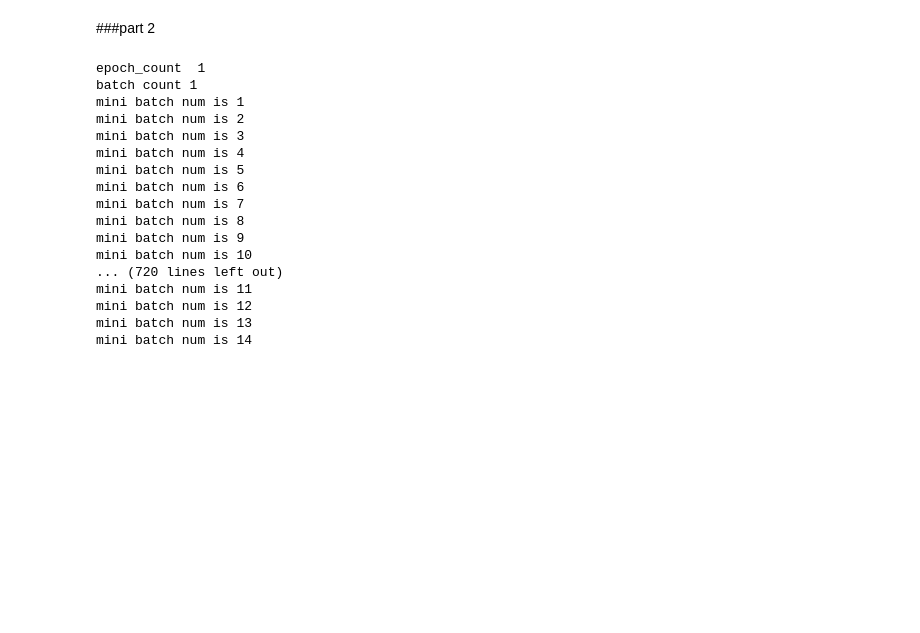
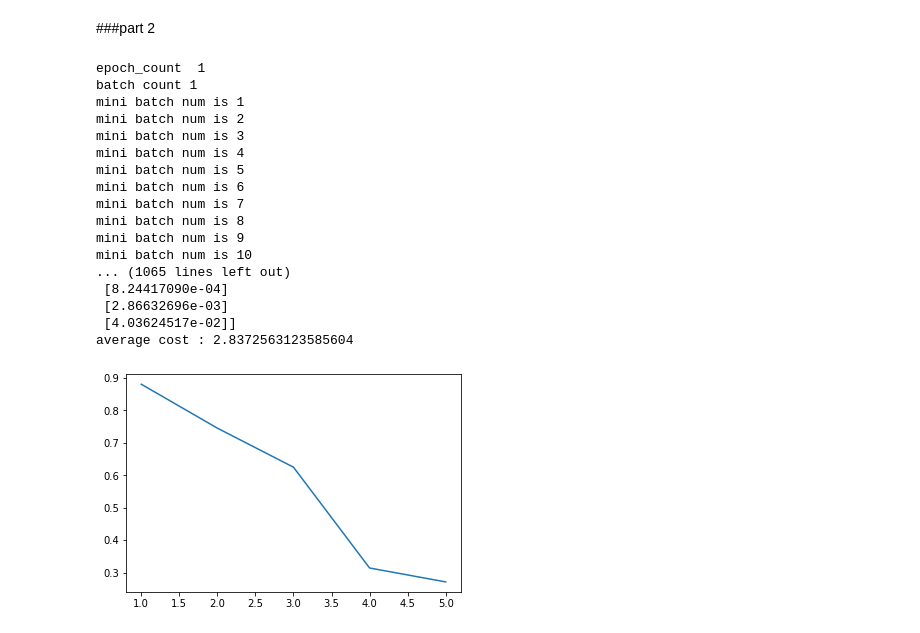
Before and after one commit to mohamadch91/AUT_Computational-Intelligence, a Jupyter notebook: project1/ANN_Project_Assets/start.ipynb, the cells around one changed output. Cells and saved outputs as stored; diff of their text form; code cells hidden in the pictures; blank space fills up the shorter version.

```diff
--- a/project1/ANN_Project_Assets/start.ipynb
+++ b/project1/ANN_Project_Assets/start.ipynb
@@ -122,21 +116,27 @@ result 0.225
 # %% [markdown]
 ###part 2
 # %%
+def sigmoid(x):
+    ans=1/(1+np.exp(-x))
+    return ans
+def result(x,w,b):
+    return np.dot(w,x)+b
+np.random.seed(1)
 epoch=5
 batch_size=10
 batch_num=int(200/10)
-learning_rate=1
+learning_rate=0.3
 np.random.seed(1)
 n_x=102
 n_h_1=150
 n_h_2=60
 n_y=4
 #intialize the layers here
-W1 = np.random.randn(n_h_1,n_x) * 0.01
+W1 = np.random.randn(n_h_1,n_x)
 b1 = np.zeros((n_h_1,1))
-W2 = np.random.randn(n_h_2,n_h_1) * 0.01
+W2 = np.random.randn(n_h_2,n_h_1)
 b2 = np.zeros((n_h_2,1))
-W3 = np.random.randn(n_y,n_h_2) * 0.01
+W3 = np.random.randn(n_y,n_h_2)
 b3 = np.zeros((n_y,1))
 costs=[]
 for epoch_count in range(epoch):
@@ -157,12 +157,10 @@ for epoch_count in range(epoch):
       print("mini batch num is "+str(i+1))
       reshape_train=minimize_train_set[batch_count*20+i][0]
       reshape_train_lables=minimize_train_set[batch_count*20+i][1]
-      Z1=result(reshape_train,W1,b1)
-      S1=sigmoid(Z1)
-      Z2=result(S1,W2,b2)
-      S2=sigmoid(Z2)
-      Z3=result(S2,W3,b3)
-      S3=sigmoid(Z3)
+      S0 = reshape_train
+      S1 = sigmoid(W1 @ S0 + b1)
+      S2 = sigmoid(W2 @ S1 + b2)
+      S3 = sigmoid(W3 @ S2 + b3)
       temp_cost=0
       for s in range(len(S3)):
         temp_cost+=pow(S3[s][0]-reshape_train_lables[s][0],2)
@@ -200,63 +198,42 @@ for epoch_count in range(epoch):
       # weight
       for m in range(grad_W1.shape[0]):
           for v in range(grad_W1.shape[1]):
               grad_W1[m, v] += delta_2[m, 0] * S1[m,0] * (1 - S1[m, 0]) * reshape_train[v,0]
 
       # bias
       for m in range(grad_b1.shape[0]):
               grad_b1[m, 0] += delta_2[m, 0] * S1[m, 0] * (1 - S1[m, 0])
 
       W3 = W3 - (learning_rate * (grad_W3 / batch_size))
       W2 = W2 - (learning_rate * (grad_W2 / batch_size))
       W1 = W1 - (learning_rate * (grad_W1 / batch_size))
       b3 = b3 - (learning_rate * (grad_b3 / batch_size))
       b2 = b2 - (learning_rate * (grad_b2 / batch_size))
       b1 = b1 - (learning_rate * (grad_b1 / batch_size))
-  costs.append(total_cost)
-  print("cost of this epoch is "+str(costs[epoch_count]))
-print("average cost : "+str(sum(costs)/epoch_count))
-epoch_list=[c for c in range(epoch_count)]
+
+  costs.append(total_cost/200)
+  print("cost of this epoch is "+str(total_cost))
+  print(S3)
+print("average cost : "+str(sum(costs)))
+epoch_list=[c+1 for c in range(epoch)]
 plt.plot(epoch_list,costs)
 out=[]
-for i in range(len(minimize_train_set)):
-      reshape_train=minimize_train_set[i][0]
-      Z1=result(reshape_train,W1,b1)
-      S1=sigmoid(Z1)
-      Z2=result(S1,W2,b2)
-      S2=sigmoid(Z2)
-      Z3=result(S2,W3,b3)
-      S3=sigmoid(Z3)
-      out.append(S3)
-index=[]
-for i in out:
-  k=i.tolist()
-  max1=0
-  for count in k:
-    if(count[0]>max1):
-      max1=count[0]
-  for j in range(len(k)):
-     if(k[j][0]==max1):
-       index.append(j)
-counter=0
-for count in range(len(index)):
-  if(minimize_train_set[count][1][index[count]]==1):
-    counter+=1
-print("result "+str(counter/200))
 # %% [output]
 epoch_count  1
 batch count 1
 mini batch num is 1
 mini batch num is 2
 mini batch num is 3
 mini batch num is 4
 mini batch num is 5
 mini batch num is 6
 mini batch num is 7
 mini batch num is 8
 mini batch num is 9
 mini batch num is 10
-... (720 lines left out)
-mini batch num is 11
-mini batch num is 12
-mini batch num is 13
-mini batch num is 14
+... (1065 lines left out)
+ [8.24417090e-04]
+ [2.86632696e-03]
+ [4.03624517e-02]]
+average cost : 2.8372563123585604
+[figure, added]
```
Also changed, not shown: parts of 6 cells of this notebook.
